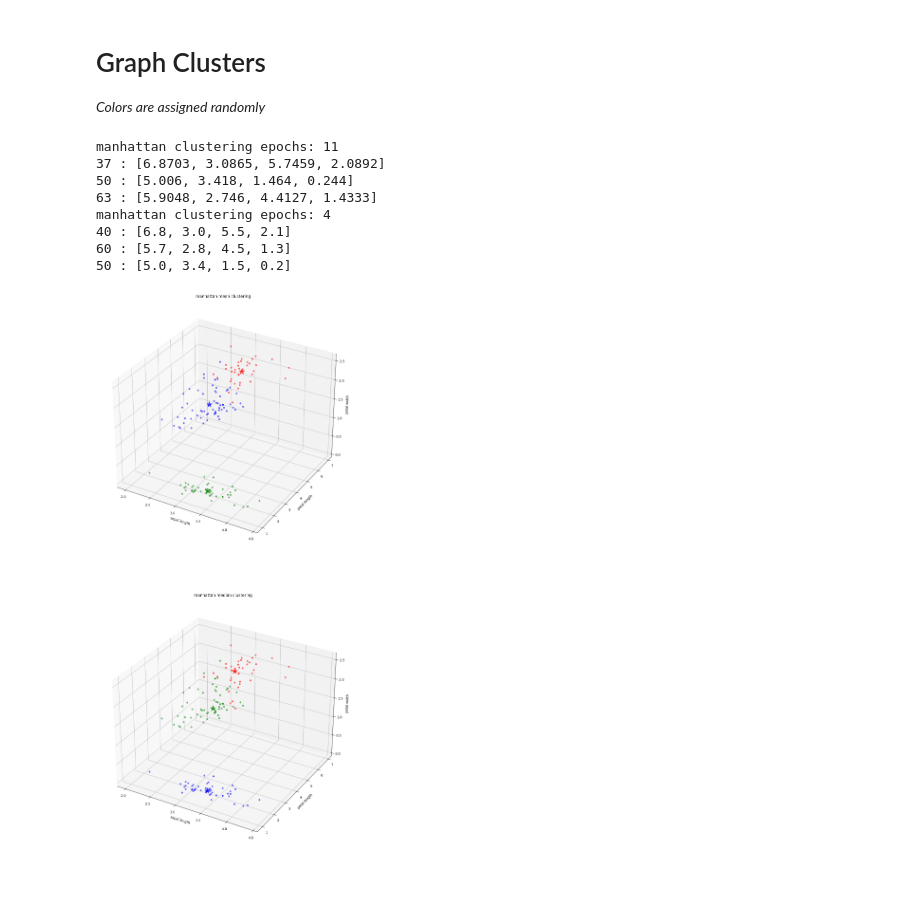
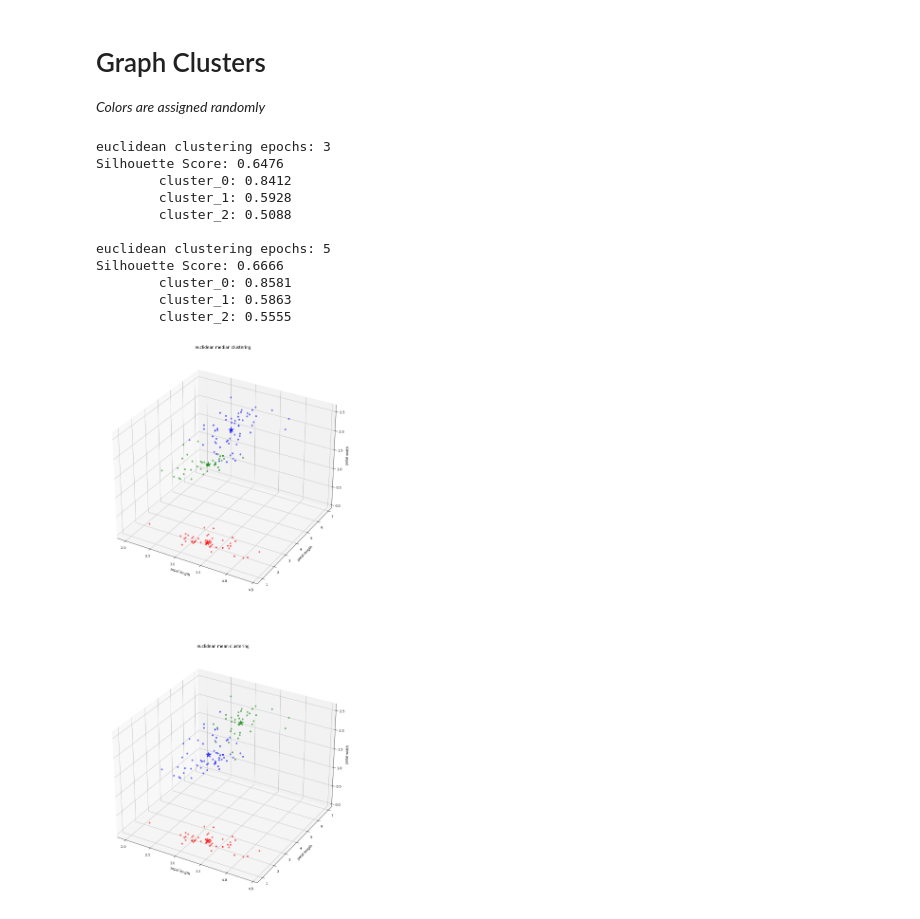
Before and after one commit to MarionForrestNLP/Building-Blocks, a Jupyter notebook: KMeans/Example_Implementation.ipynb, the cells around one changed output. Saved outputs shown, nothing was run; the diff lists cells and outputs as text; code cells hidden in the pictures; blank space fills up the shorter version.

```diff
--- a/KMeans/Example_Implementation.ipynb
+++ b/KMeans/Example_Implementation.ipynb
@@ -42,22 +42,21 @@ models: list[kMeans] = [
     kMeans(
         trainingMatrix=matrix,
         kGroups=groups,
-        distanceStrategy="MANHATTAN",
-        centroidStrategy="mean"
+        distanceStrategy="euclidean",
+        centroidStrategy="median"
 
     ),
     kMeans(
         trainingMatrix=matrix,
         kGroups=groups,
-        distanceStrategy="MANHATTAN",
-        centroidStrategy="median"
-    )
+        distanceStrategy="euclidean",
+        centroidStrategy="mean"
+    ),
 ]
 
 # Train the models
 epochs = [
-    models[0].Train(),
-    models[1].Train()
+    model.Train() for model in models
 ]
 # %% [markdown]
 # Graph Clusters
@@ -65,41 +64,45 @@ epochs = [
 *Colors are assigned randomly*
 # %%
 def Draw_Clusters(model: kMeans, axis: plt.Axes, epoch: int) -> None:
-    print(f"{model.distanceStrategy} clustering epochs: {epoch}")
+    print(f"\n{model.distanceStrategy} clustering epochs: {epoch}")
+    print(f"Silhouette Score: {model.averageSilhouetteScore}")
 
     axis.set_title(f"{model.distanceStrategy} {model.centroidStrategy} clustering")
     axis.set_xlabel('sepal length')
     axis.set_ylabel('petal length')
     axis.set_zlabel('petal width')
 
     for cIndex, cluster in enumerate(model.clusters):
-        print(f"{len(cluster.vectors)} : {cluster.centroid}")
+        print(f"\t{cluster.name}: {cluster.silhouetteScore}")
         clusterColor: str = colors[cIndex]
         # Plot Vectors
         for vector in cluster.vectors:
             axis.scatter(vector[1], vector[2], vector[3], color=clusterColor, alpha=0.5)
         # Plot Centroid
         axis.scatter(cluster.centroid[1], cluster.centroid[2], cluster.centroid[3], color=clusterColor, marker='*', alpha=.75, s=300)
 
 colors = ['red', 'green', 'blue']
 
 # Prepare for visualization
-figure = plt.figure(figsize=(20, 30))
+figure = plt.figure(figsize=(30, 30))
 grid = figure.add_gridspec(len(models), 1)
 axises = grid.subplots(subplot_kw={"projection": "3d"})
 
 # Draw clusters
 for axis, model, epoch in zip(axises, models, epochs):
     Draw_Clusters(model, axis, epoch)
 
 plt.show()
 # %% [output]
-manhattan clustering epochs: 11
-37 : [6.8703, 3.0865, 5.7459, 2.0892]
-50 : [5.006, 3.418, 1.464, 0.244]
-63 : [5.9048, 2.746, 4.4127, 1.4333]
-manhattan clustering epochs: 4
-40 : [6.8, 3.0, 5.5, 2.1]
-60 : [5.7, 2.8, 4.5, 1.3]
-50 : [5.0, 3.4, 1.5, 0.2]
+euclidean clustering epochs: 3
+Silhouette Score: 0.6476
+        cluster_0: 0.8412
+        cluster_1: 0.5928
+        cluster_2: 0.5088
+
+euclidean clustering epochs: 5
+Silhouette Score: 0.6666
+        cluster_0: 0.8581
+        cluster_1: 0.5863
+        cluster_2: 0.5555
-[figure, old version]
+[figure, new version]
```
Also changed, not shown: 2 other files.
